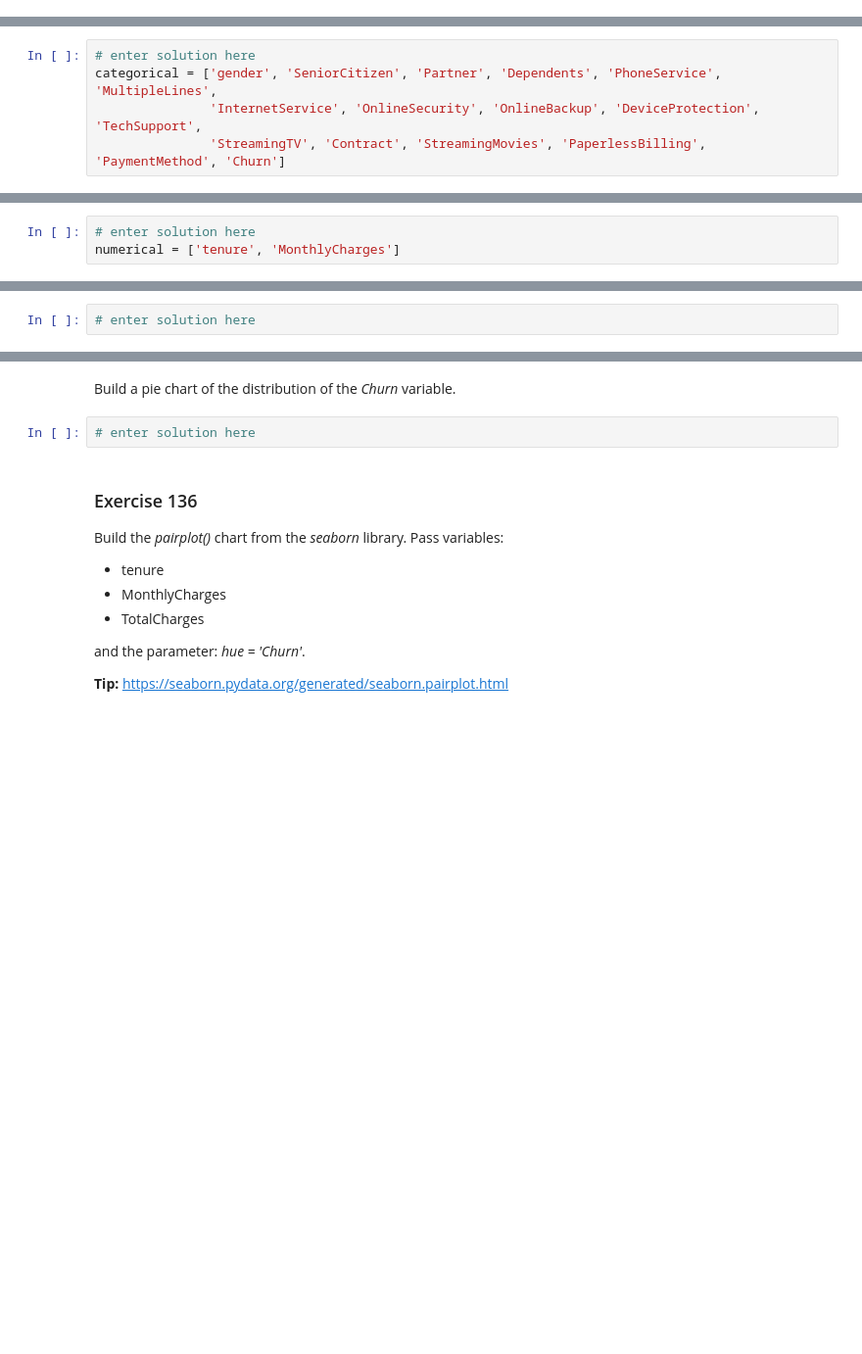
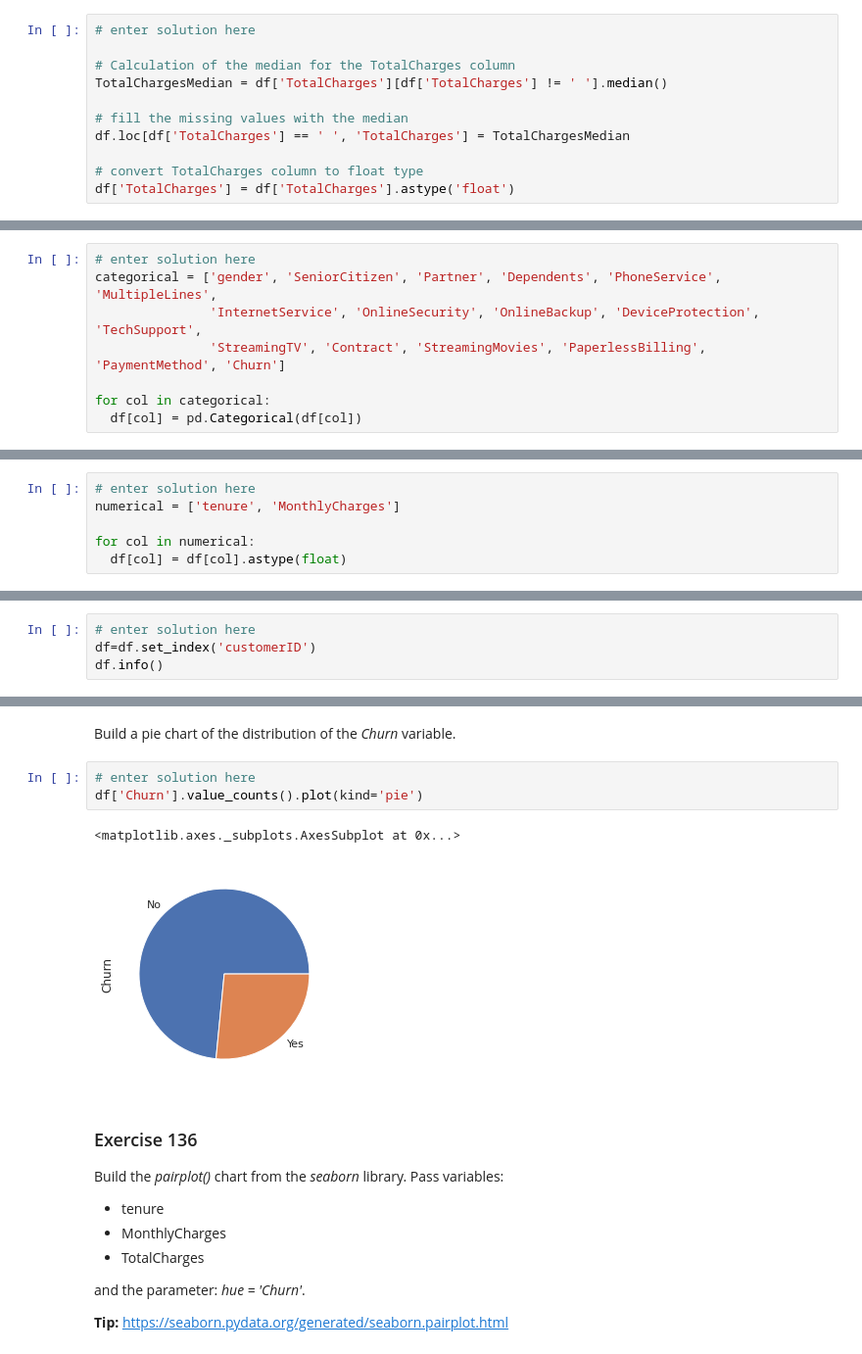
Before and after one commit to Olamyyde/test-colab, a Jupyter notebook: 131_140_exercises.ipynb, the cells around one changed output, grey strips where cells are left out. Shown: that part at 98% size. Saved outputs shown, nothing was run; the diff lists cells and outputs as text; blank space fills up the shorter version.

```diff
--- a/131_140_exercises.ipynb
+++ b/131_140_exercises.ipynb
@@ -134,3 +132,14 @@ This is a space character that has crept into our data. He made the pandas read
+# %%
+# enter solution here
+
+# Calculation of the median for the TotalCharges column
+TotalChargesMedian = df['TotalCharges'][df['TotalCharges'] != ' '].median()
+
+# fill the missing values with the median
+df.loc[df['TotalCharges'] == ' ', 'TotalCharges'] = TotalChargesMedian
+
+# convert TotalCharges column to float type
+df['TotalCharges'] = df['TotalCharges'].astype('float')
 # %% [markdown]
 Check if the type has been changed correctly.
 # %%
@@ -144,12 +171,20 @@ Convert columns from the list below _categorical_ to type _category_.
 categorical = ['gender', 'SeniorCitizen', 'Partner', 'Dependents', 'PhoneService', 'MultipleLines',
                'InternetService', 'OnlineSecurity', 'OnlineBackup', 'DeviceProtection', 'TechSupport',
                'StreamingTV', 'Contract', 'StreamingMovies', 'PaperlessBilling', 'PaymentMethod', 'Churn']
+
+for col in categorical:
+  df[col] = pd.Categorical(df[col])
 # %% [markdown]
 Convert columns from the list below _numerical_ to type _float_.
 # %%
 # enter solution here
 numerical = ['tenure', 'MonthlyCharges']
+
+for col in numerical:
+  df[col] = df[col].astype(float)
 # %% [markdown]
 Set the _customerID_ column as the index of the _df_ object and display info about the _df_ object.
 # %%
 # enter solution here
+df=df.set_index('customerID')
+df.info()
@@ -173,6 +249,10 @@ Find the distribution of values for the _Churn_ variable.
 Build a pie chart of the distribution of the _Churn_ variable.
 # %%
 # enter solution here
+df['Churn'].value_counts().plot(kind='pie')
+# %% [output]
+<matplotlib.axes._subplots.AxesSubplot at 0x...>
+[figure, added]
 # %% [markdown]
 ### <a name='6'></a> Exercise 136
 Build the _pairplot()_ chart from the _seaborn_ library. Pass variables:
```
Also changed, not shown: parts of 15 cells of this notebook.
